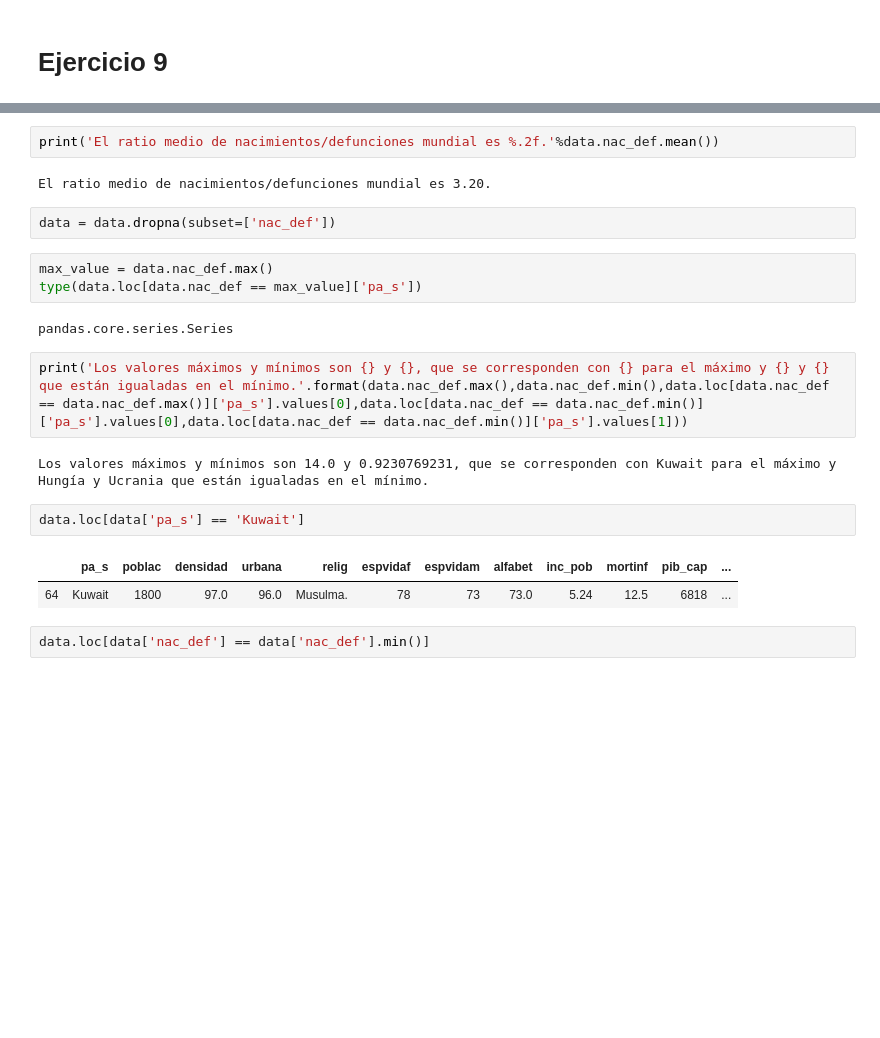
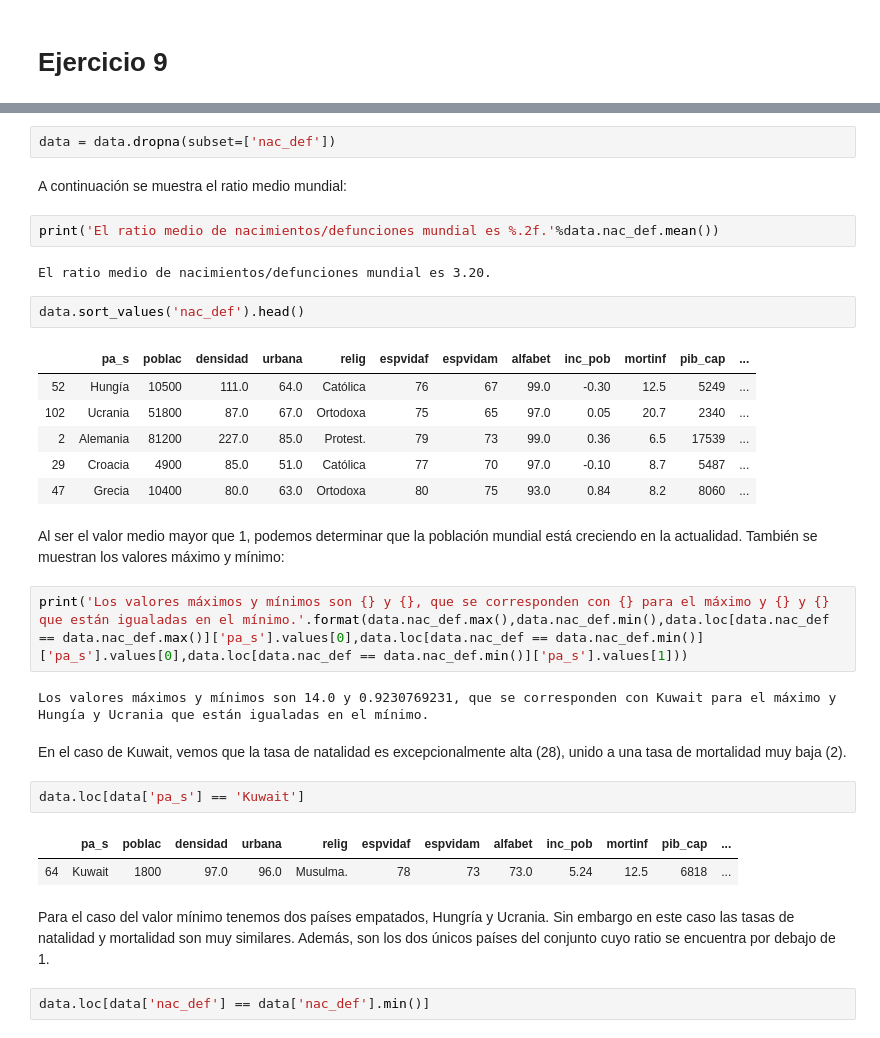
Before and after one commit to ManuelPertejo/PracticaPython, a Jupyter notebook: PracticaPython.ipynb, the cells around one changed output, grey strips where cells are left out. Drawn from its saved outputs; the diff is of its cells as text; blank space fills up the shorter version.

```diff
--- a/PracticaPython.ipynb
+++ b/PracticaPython.ipynb
@@ -232,23 +234,35 @@ ax.set(xlabel='PIB per cápita', ylabel='')
+# %%
+data = data.dropna(subset=['nac_def'])
+# %% [markdown]
+A continuación se muestra el ratio medio mundial:
 # %%
 print('El ratio medio de nacimientos/defunciones mundial es %.2f.'%data.nac_def.mean())
 # %% [output]
 El ratio medio de nacimientos/defunciones mundial es 3.20.
-# %%
-data = data.dropna(subset=['nac_def'])
-# %%
-max_value = data.nac_def.max()
-type(data.loc[data.nac_def == max_value]['pa_s'])
-# %% [output]
-pandas.core.series.Series
+# %%
+data.sort_values('nac_def').head()
+# %% [output]
+|  | pa_s | poblac | densidad | urbana | relig | espvidaf | espvidam | alfabet | inc_pob | mortinf | pib_cap | ... |
+| 52 | Hungía | 10500 | 111.0 | 64.0 | Católica | 76 | 67 | 99.0 | -0.30 | 12.5 | 5249 | ... |
+| 102 | Ucrania | 51800 | 87.0 | 67.0 | Ortodoxa | 75 | 65 | 97.0 | 0.05 | 20.7 | 2340 | ... |
+| 2 | Alemania | 81200 | 227.0 | 85.0 | Protest. | 79 | 73 | 99.0 | 0.36 | 6.5 | 17539 | ... |
+| 29 | Croacia | 4900 | 85.0 | 51.0 | Católica | 77 | 70 | 97.0 | -0.10 | 8.7 | 5487 | ... |
+| 47 | Grecia | 10400 | 80.0 | 63.0 | Ortodoxa | 80 | 75 | 93.0 | 0.84 | 8.2 | 8060 | ... |
+# %% [markdown]
+Al ser el valor medio mayor que 1, podemos determinar que la población mundial está creciendo en la actualidad. También se muestran los valores máximo y mínimo:
 # %%
 print('Los valores máximos y mínimos son {} y {}, que se corresponden con {} para el máximo y {} y {} que están igualadas en el mínimo.'.format(data.nac_def.max(),data.nac_def.min(),data.loc[data.nac_def == data.nac_def.max()]['pa_s'].values[0],data.loc[data.nac_def == data.nac_def.min()]['pa_s'].values[0],data.loc[data.nac_def == data.nac_def.min()]['pa_s'].values[1]))
 # %% [output]
 Los valores máximos y mínimos son 14.0 y 0.9230769231, que se corresponden con Kuwait para el máximo y Hungía y Ucrania que están igualadas en el mínimo.
+# %% [markdown]
+En el caso de Kuwait, vemos que la tasa de natalidad es excepcionalmente alta (28), unido a una tasa de mortalidad muy baja (2).
 # %%
 data.loc[data['pa_s'] == 'Kuwait']
 # %% [output]
 |  | pa_s | poblac | densidad | urbana | relig | espvidaf | espvidam | alfabet | inc_pob | mortinf | pib_cap | ... |
 | 64 | Kuwait | 1800 | 97.0 | 96.0 | Musulma. | 78 | 73 | 73.0 | 5.24 | 12.5 | 6818 | ... |
+# %% [markdown]
+Para el caso del valor mínimo tenemos dos países empatados, Hungría y Ucrania. Sin embargo en este caso las tasas de natalidad y mortalidad son muy similares. Además, son los dos únicos países del conjunto cuyo ratio se encuentra por debajo de 1.
 # %%
 data.loc[data['nac_def'] == data['nac_def'].min()]
 # %% [output]
```
Also changed, not shown: parts of 8 cells of this notebook.
